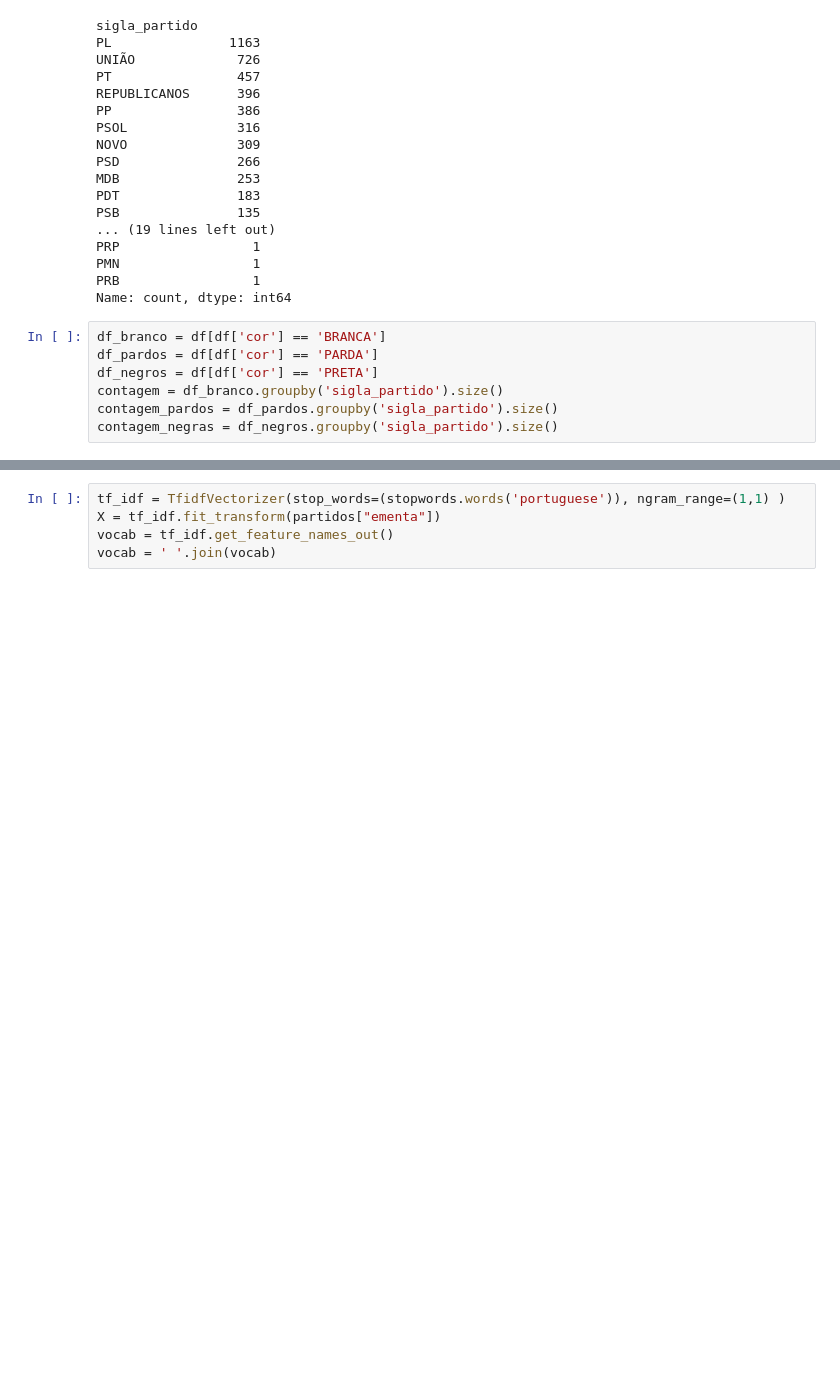
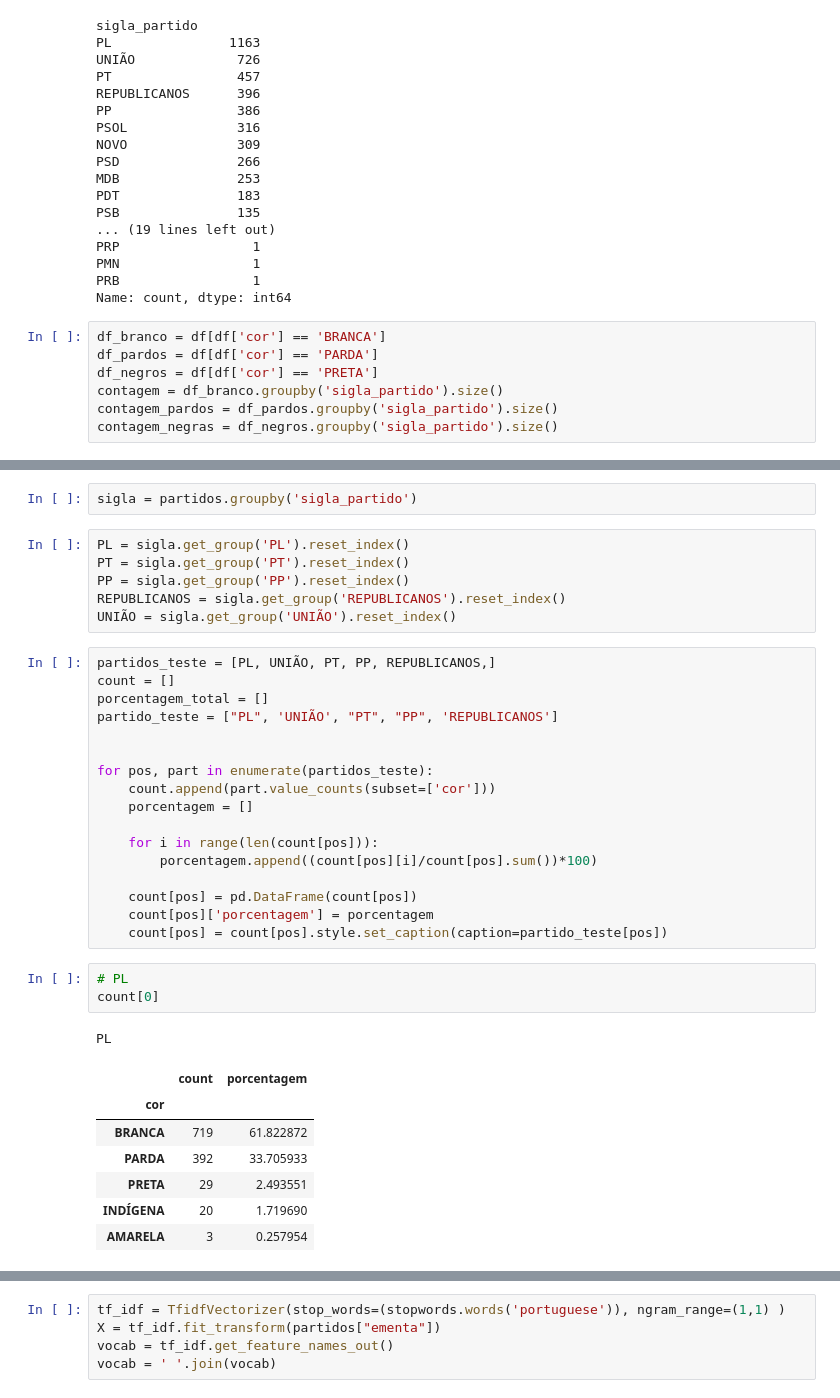
Before and after one commit to Davi-Ga/crawler-api, a Jupyter notebook: app/ML/datasets/teste copy.ipynb, the cells around one changed output, grey strips where cells are left out. Drawn from its saved outputs; the diff is of its cells as text; blank space fills up the shorter version.

```diff
--- a/app/ML/datasets/teste copy.ipynb
+++ b/app/ML/datasets/teste copy.ipynb
@@ -174,0 +84,37 @@ partidos
+# %%
+sigla = partidos.groupby('sigla_partido')
+# %%
+PL = sigla.get_group('PL').reset_index()
+PT = sigla.get_group('PT').reset_index()
+PP = sigla.get_group('PP').reset_index()
+REPUBLICANOS = sigla.get_group('REPUBLICANOS').reset_index()
+UNIÃO = sigla.get_group('UNIÃO').reset_index()
+# %%
+partidos_teste = [PL, UNIÃO, PT, PP, REPUBLICANOS,]
+count = []
+porcentagem_total = []
+partido_teste = ["PL", 'UNIÃO', "PT", "PP", 'REPUBLICANOS']
+
+
+for pos, part in enumerate(partidos_teste):
+    count.append(part.value_counts(subset=['cor']))
+    porcentagem = []
+
+    for i in range(len(count[pos])):
+        porcentagem.append((count[pos][i]/count[pos].sum())*100)
+
+    count[pos] = pd.DataFrame(count[pos])
+    count[pos]['porcentagem'] = porcentagem
+    count[pos] = count[pos].style.set_caption(caption=partido_teste[pos])
+# %%
+# PL
+count[0]
+# %% [output]
+PL
+|  | count | porcentagem |
+| cor |  |  |
+| BRANCA | 719 | 61.822872 |
+| PARDA | 392 | 33.705933 |
+| PRETA | 29 | 2.493551 |
+| INDÍGENA | 20 | 1.719690 |
+| AMARELA | 3 | 0.257954 |
```
Also changed, not shown: parts of 22 cells of this notebook, 6 other files.
